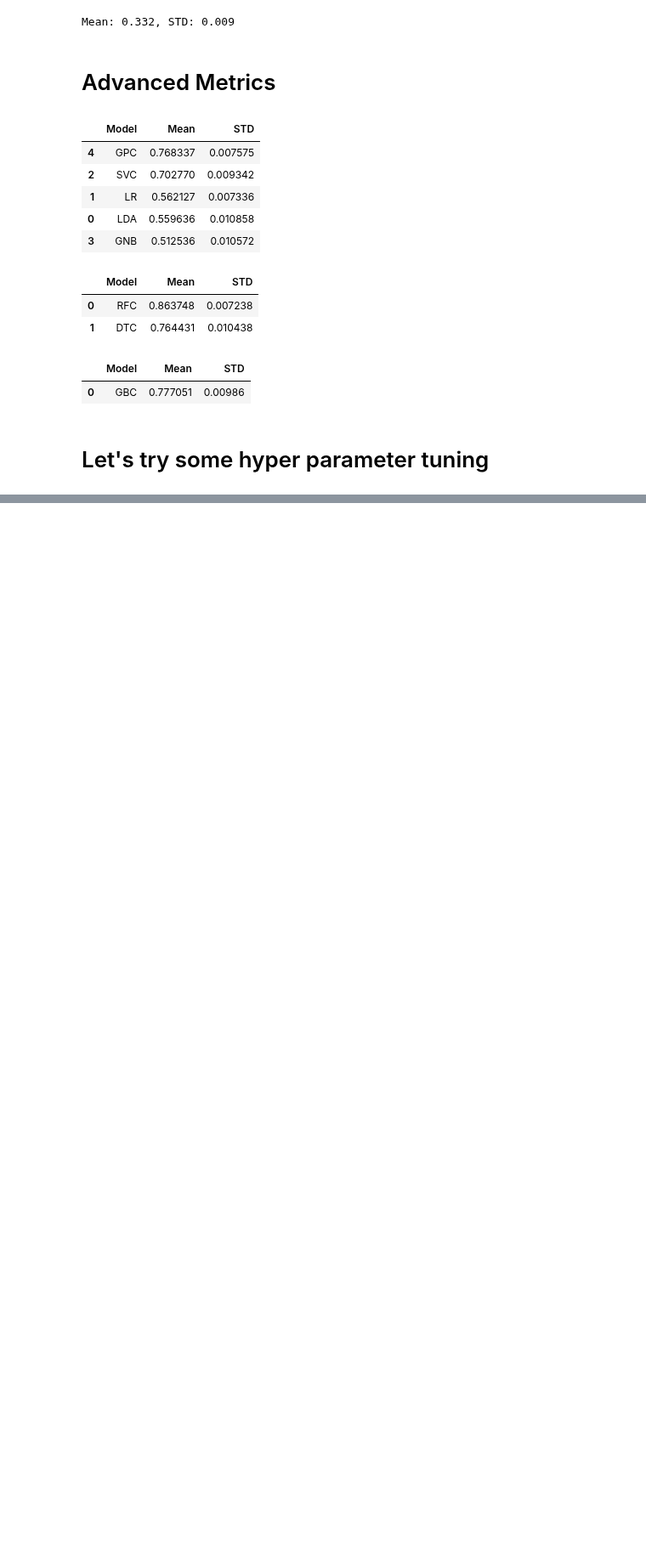
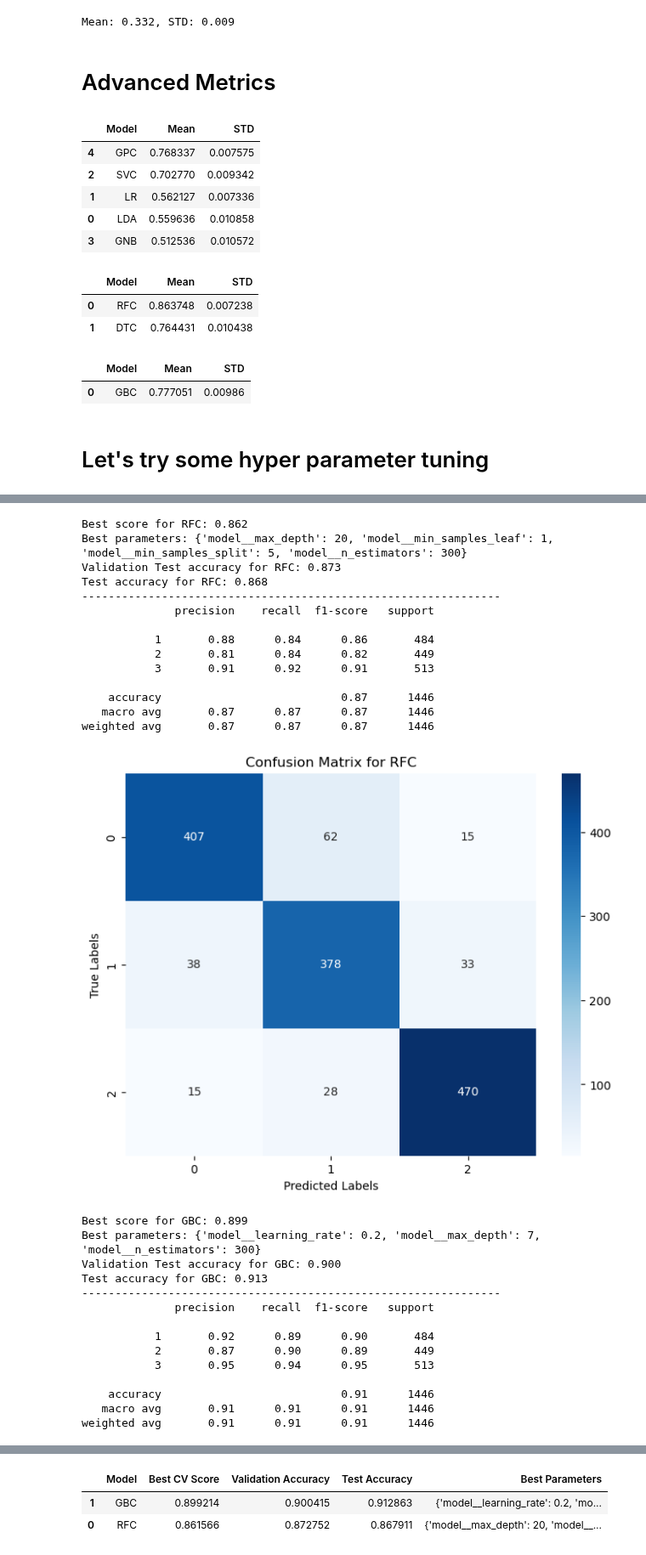
Before and after one commit to MaukanMir/Liver-Cirrhosis-Classification, a Jupyter notebook: training.ipynb, the cells around one changed output, grey strips where cells are left out. Shown at 85% size. Drawn from its saved outputs; the diff is of its cells as text; code cells hidden in the pictures; blank space fills up the shorter version.

Commit message:
added new models

```diff
--- a/training.ipynb
+++ b/training.ipynb
@@ -380,0 +434,49 @@ val_grid_search_selected_models(param_grid, names, models, X, y, metric, numeric
+# %%
+param_grid = {
+  "RFC":{
+        'model__n_estimators': [100, 200, 300],
+        'model__max_depth': [None, 10, 20, 30],
+        'model__min_samples_split': [2, 5, 10],
+        'model__min_samples_leaf': [1, 2, 4],
+  },
+  "GBC": {
+        'model__n_estimators': [100, 200, 300],
+        'model__learning_rate': [0.01, 0.1, 0.2],
+        'model__max_depth': [3, 5, 7]
+  }
+    }
+
+names = ["RFC", "GBC"]
+models = get_selected_models(names)
+metric = make_scorer(accuracy_score)
+val_grid_search_selected_models(param_grid, names, models, X, y, metric, numeric_features, categorical_features)
+# %% [output]
+Best score for RFC: 0.862
+Best parameters: {'model__max_depth': 20, 'model__min_samples_leaf': 1, 'model__min_samples_split': 5, 'model__n_estimators': 300}
+Validation Test accuracy for RFC: 0.873
+Test accuracy for RFC: 0.868
+---------------------------------------------------------------
+              precision    recall  f1-score   support
+
+           1       0.88      0.84      0.86       484
+           2       0.81      0.84      0.82       449
+           3       0.91      0.92      0.91       513
+
+    accuracy                           0.87      1446
+   macro avg       0.87      0.87      0.87      1446
+weighted avg       0.87      0.87      0.87      1446
+[figure, added]
+Best score for GBC: 0.899
+Best parameters: {'model__learning_rate': 0.2, 'model__max_depth': 7, 'model__n_estimators': 300}
+Validation Test accuracy for GBC: 0.900
+Test accuracy for GBC: 0.913
+---------------------------------------------------------------
+              precision    recall  f1-score   support
+
+           1       0.92      0.89      0.90       484
+           2       0.87      0.90      0.89       449
+           3       0.95      0.94      0.95       513
+
+    accuracy                           0.91      1446
+   macro avg       0.91      0.91      0.91      1446
+weighted avg       0.91      0.91      0.91      1446
@@ -380,0 +484,3 @@ val_grid_search_selected_models(param_grid, names, models, X, y, metric, numeric
+|  | Model | Best CV Score | Validation Accuracy | Test Accuracy | Best Parameters |
+| 1 | GBC | 0.899214 | 0.900415 | 0.912863 | {'model__learning_rate': 0.2, 'mo... |
+| 0 | RFC | 0.861566 | 0.872752 | 0.867911 | {'model__max_depth': 20, 'model__... |
```
Also changed, not shown: parts of 6 cells of this notebook.
